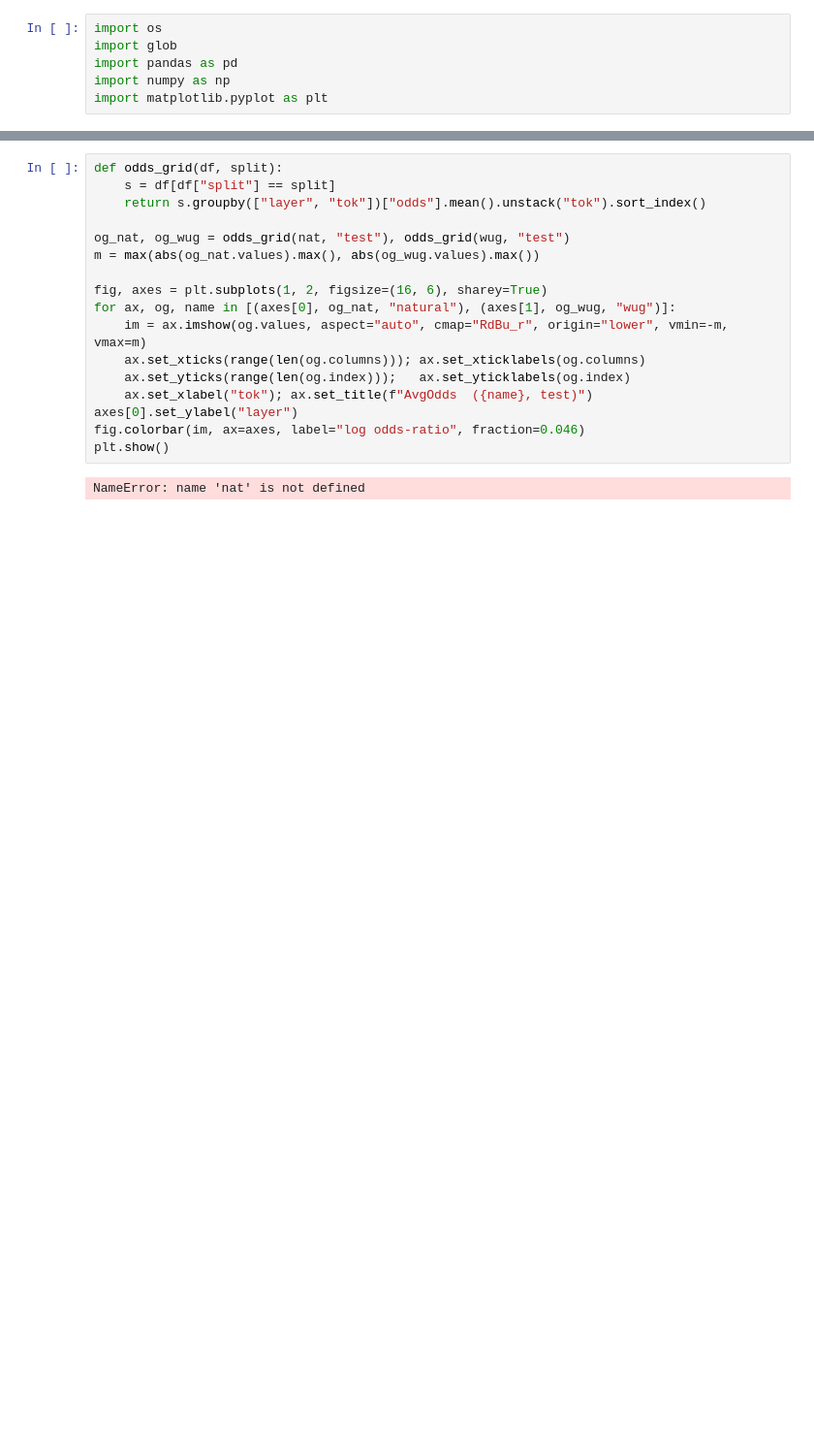
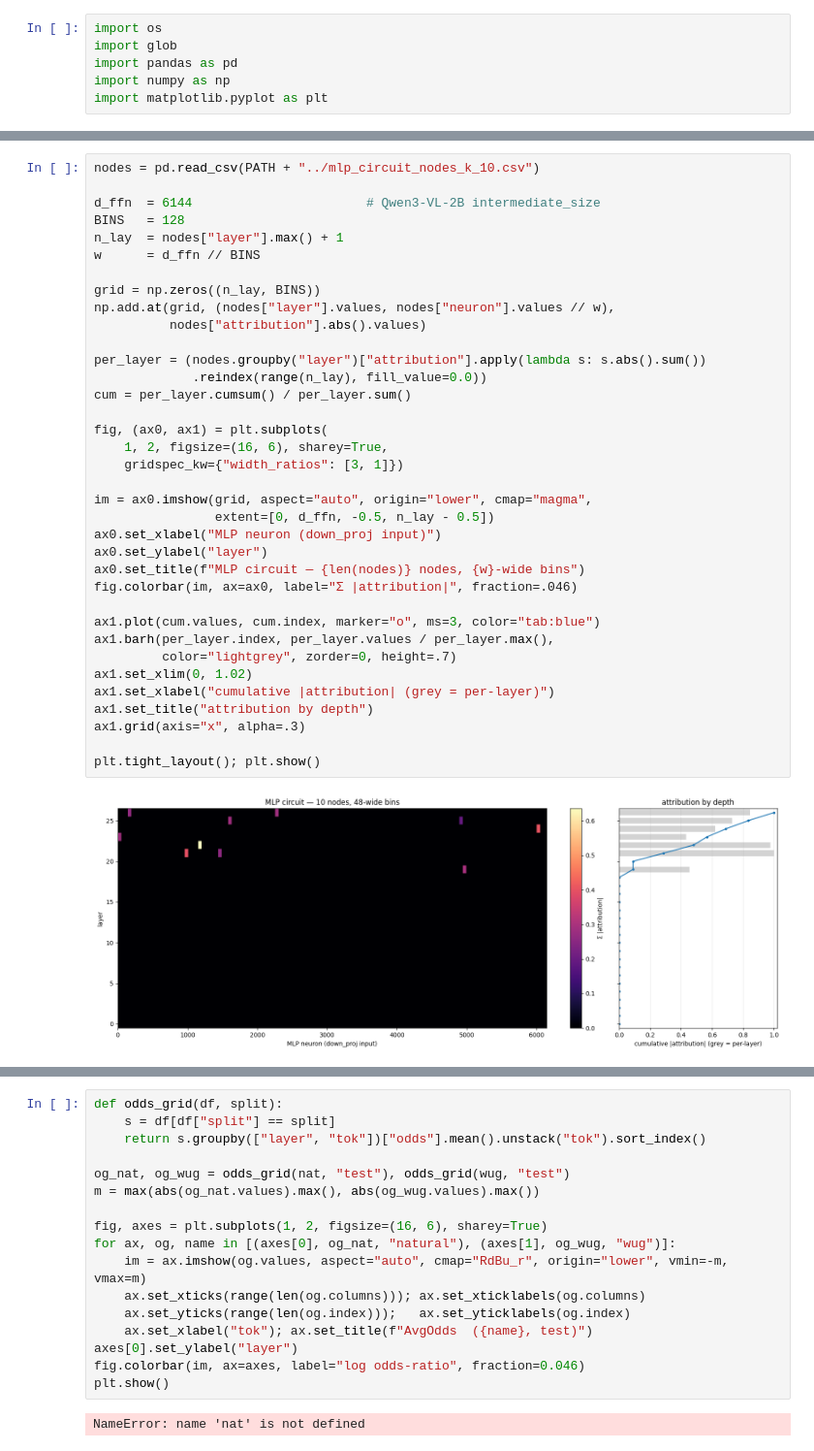
Before and after one commit to zstud04/wug-test-interp, a Jupyter notebook: analysis/interp/das_results copy.ipynb, the cells around one changed output, grey strips where cells are left out. Shown at 97% size. Cells and saved outputs as stored; diff of their text form; blank space fills up the shorter version.

```diff
--- a/analysis/interp/das_results copy.ipynb
+++ b/analysis/interp/das_results copy.ipynb
@@ -74,3 +118,41 @@ heat_triplet(wug, "test", "wug")
+# %%
+nodes = pd.read_csv(PATH + "../mlp_circuit_nodes_k_10.csv")
+
+d_ffn  = 6144                       # Qwen3-VL-2B intermediate_size
+BINS   = 128
+n_lay  = nodes["layer"].max() + 1
+w      = d_ffn // BINS
+
+grid = np.zeros((n_lay, BINS))
+np.add.at(grid, (nodes["layer"].values, nodes["neuron"].values // w),
+          nodes["attribution"].abs().values)
+
+per_layer = (nodes.groupby("layer")["attribution"].apply(lambda s: s.abs().sum())
+             .reindex(range(n_lay), fill_value=0.0))
+cum = per_layer.cumsum() / per_layer.sum()
+
+fig, (ax0, ax1) = plt.subplots(
+    1, 2, figsize=(16, 6), sharey=True,
+    gridspec_kw={"width_ratios": [3, 1]})
+
+im = ax0.imshow(grid, aspect="auto", origin="lower", cmap="magma",
+                extent=[0, d_ffn, -0.5, n_lay - 0.5])
+ax0.set_xlabel("MLP neuron (down_proj input)")
+ax0.set_ylabel("layer")
+ax0.set_title(f"MLP circuit — {len(nodes)} nodes, {w}-wide bins")
+fig.colorbar(im, ax=ax0, label="Σ |attribution|", fraction=.046)
+
+ax1.plot(cum.values, cum.index, marker="o", ms=3, color="tab:blue")
+ax1.barh(per_layer.index, per_layer.values / per_layer.max(),
+         color="lightgrey", zorder=0, height=.7)
+ax1.set_xlim(0, 1.02)
+ax1.set_xlabel("cumulative |attribution| (grey = per-layer)")
+ax1.set_title("attribution by depth")
+ax1.grid(axis="x", alpha=.3)
+
+plt.tight_layout(); plt.show()
+# %% [output]
+[figure, added]
 # %%
 DIRS = {0: "singular→plural", 1: "plural→singular"}
 
```
Also changed, not shown: parts of 8 cells of this notebook, 22 other files.
